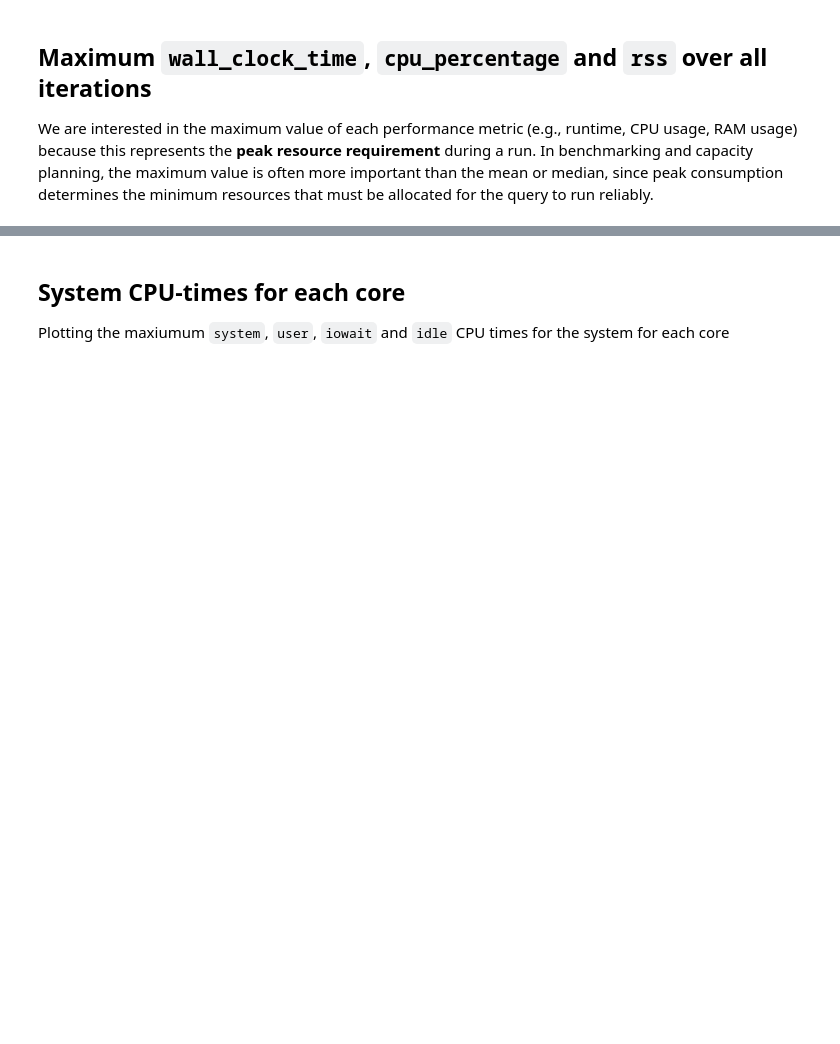
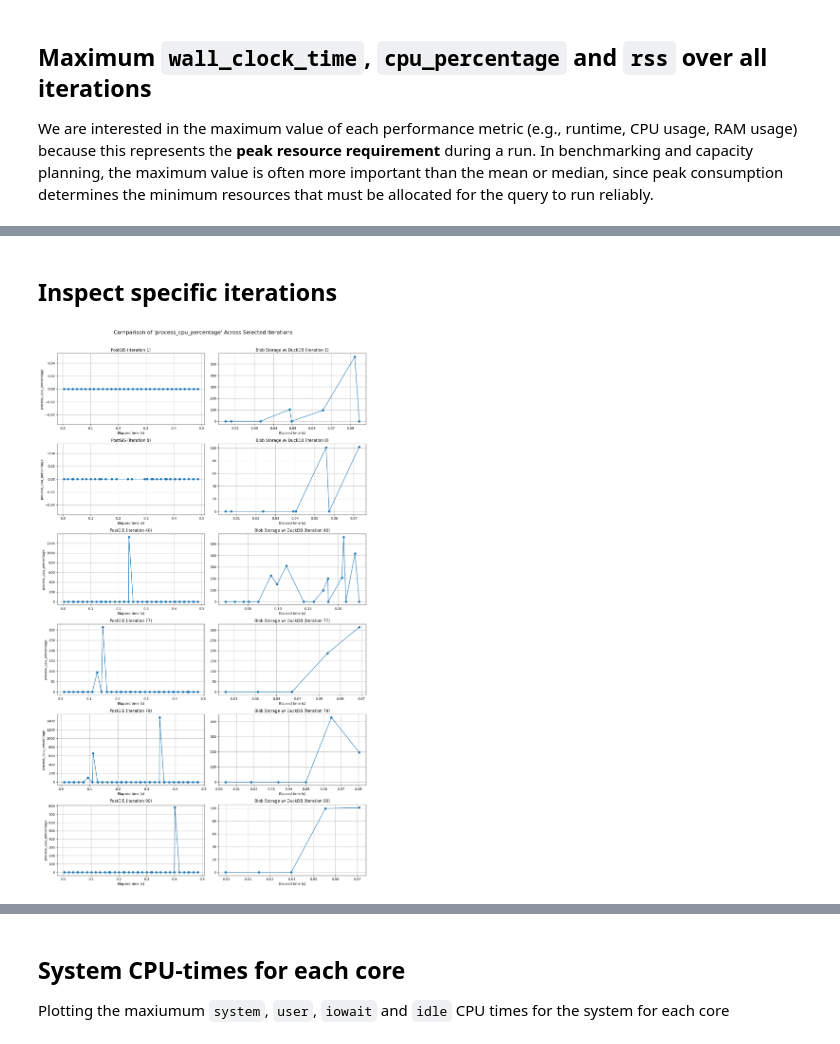
Before and after one commit to kartAI/doppa-analytics, a Jupyter notebook: 01-db-scan.ipynb, the cells around one changed output, grey strips where cells are left out. Cells and saved outputs as stored; diff of their text form; code cells hidden in the pictures; blank space fills up the shorter version.

```diff
--- a/01-db-scan.ipynb
+++ b/01-db-scan.ipynb
@@ -169,0 +188,16 @@ linechart(
+# %% [markdown]
+## Inspect specific iterations
+# %%
+iterations = [1, 8, 40, 77, 79, 90]
+# %%
+linechart_per_iteration(
+    dict_a=traditional_dfs,
+    dict_b=cn_dfs,
+    parameter="process_cpu_percentage",
+    iterations=iterations,
+    label_a="PostGIS",
+    label_b="Blob Storage w/ DuckDB",
+    share_y=False
+)
+# %% [output]
+[figure, added]
```
Also changed, not shown: parts of 20 cells of this notebook.
